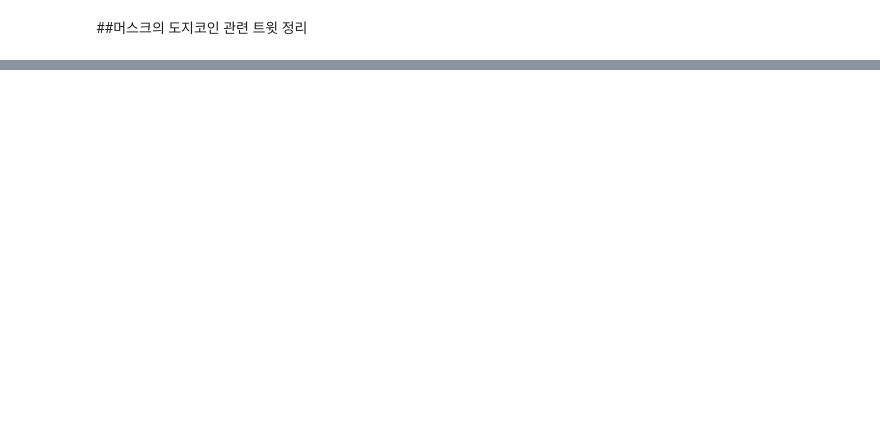
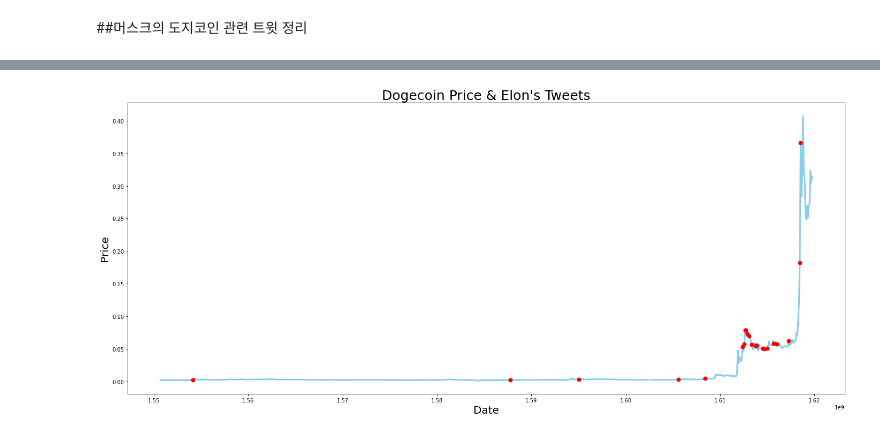
Before and after one commit to seungchanLLee/DAP__, a Jupyter notebook: Final_Project.ipynb, the cells around one changed output, grey strips where cells are left out. Cells and saved outputs as stored; diff of their text form; code cells hidden in the pictures; blank space fills up the shorter version.

```diff
--- a/Final_Project.ipynb
+++ b/Final_Project.ipynb
@@ -116,0 +84,11 @@ plt.ylabel('Price');
+# %%
+# Get bitcoin info
+dgc_tweets = tweets[tweets["tweet"].str.contains("Doge")].reset_index(drop = True)
+# Convert date to number
+dgc_tweets["date"] = dgc_tweets["date"].apply(lambda x: datetime.fromisoformat(x).timestamp())
+timestamps = dgc_tweets["date"]
+
+dgc_prices = dogecoin.sort_values("Date", ascending=False).head(800)
+dgc_prices["Date"] = dgc_prices["Date"].apply(lambda x: datetime.fromisoformat(x).timestamp())
+
+for k, tweet in enumerate(dgc_tweets["tweet"]): print(color.BOLD + f"{k+1}." + color.END, tweet)
@@ -116,0 +113,15 @@ plt.ylabel('Price');
+# %%
+# Get intersection
+x_values = dgc_prices[dgc_prices["Date"].isin(timestamps)]["Date"]
+y_values = dgc_prices[dgc_prices["Date"].isin(timestamps)]["Adj Close"]
+
+# Plot
+plt.figure(figsize = (24, 10))
+for x, y in zip(x_values, y_values):
+    plt.scatter(x, y, color="r", lw=2, zorder=2)
+plt.plot(dgc_prices["Date"], dgc_prices["Adj Close"], color='skyblue', lw=3, zorder=1)
+plt.title("Dogecoin Price & Elon's Tweets", size=25)
+plt.xlabel("Date", size=20)
+plt.ylabel("Price", size=20);
+# %% [output]
+[figure, added]
```
Also changed, not shown: parts of 23 cells of this notebook.
